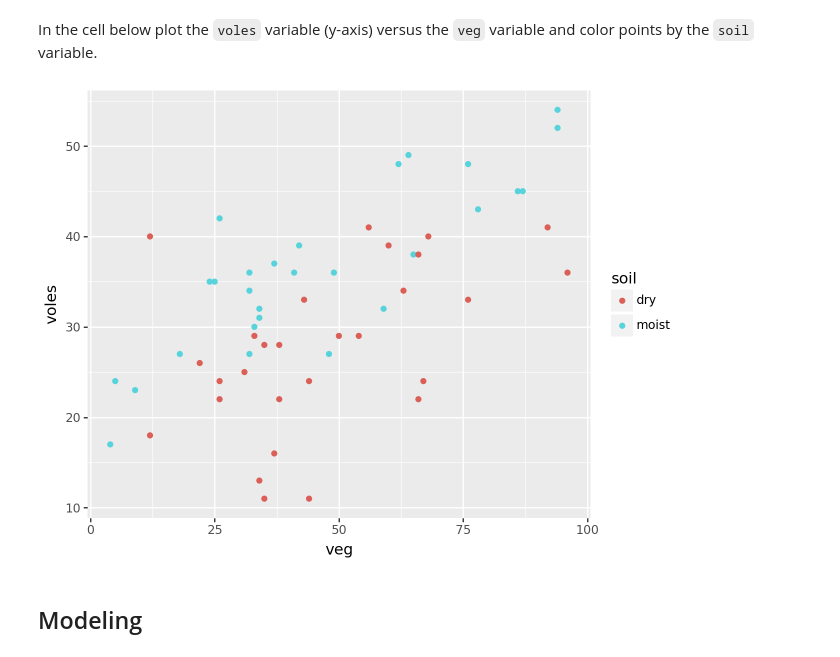
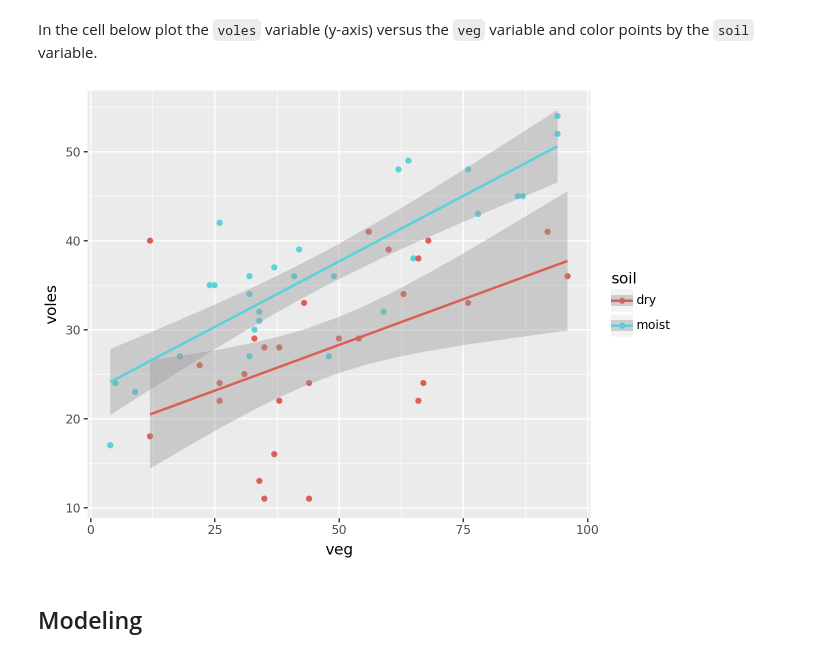
Before and after one commit to UNC-DATA-730/unit-6-assignment-SwagmasterMatt, a Jupyter notebook: assignment6.ipynb, the cells around one changed output. Drawn from its saved outputs; the diff is of its cells as text; code cells hidden in the pictures.

```diff
--- a/assignment6.ipynb
+++ b/assignment6.ipynb
@@ -50,10 +50,11 @@ In the cell below plot the `voles` variable (y-axis) versus the `veg` variable a
 # %%
 (
     ggplot(df_voles, aes(x="veg", y="voles", color="soil"))
     + geom_point()
+    + geom_smooth(method="lm")
 )
 # %% [output]
-[figure, old version]
+[figure, new version]
 # %% [markdown]
 ## Modeling
 # %% [markdown]
```
Also changed, not shown: parts of 5 cells of this notebook.
